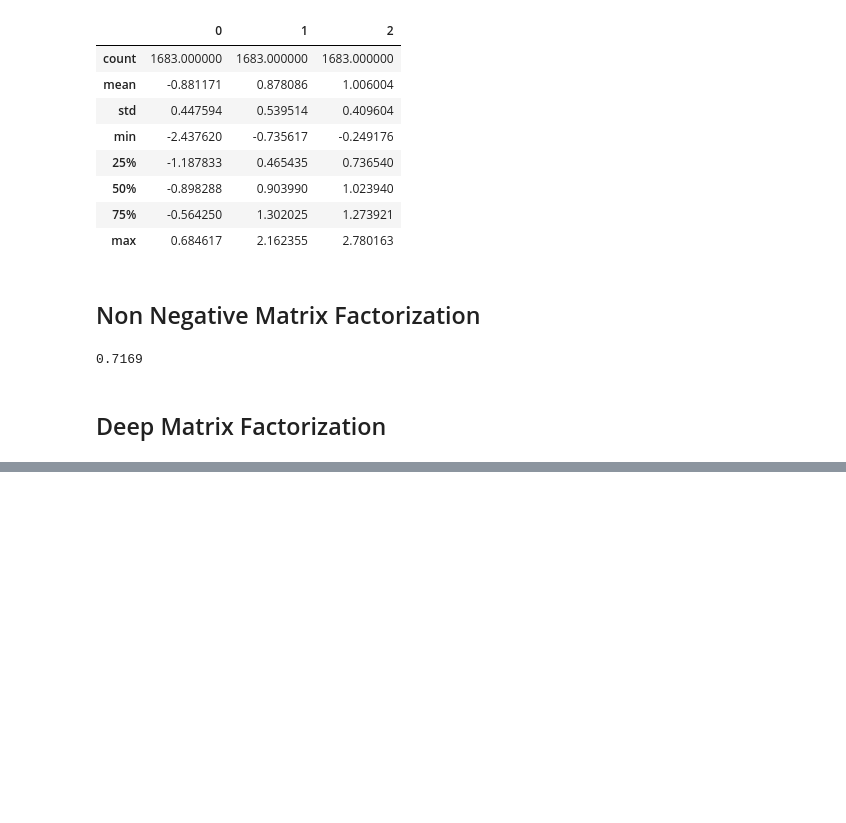
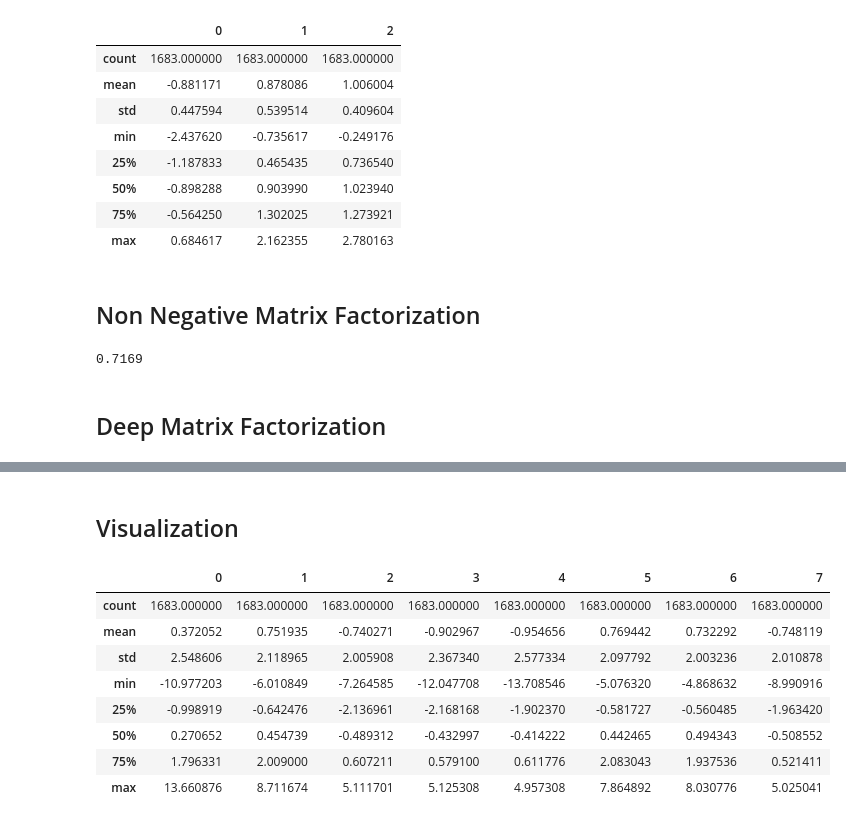
Before and after one commit to bhavikajalli/Deep_Matrix_Factorization, a Jupyter notebook: Deep_Matrix_Factorization.ipynb, the cells around one changed output, grey strips where cells are left out. Drawn from its saved outputs; the diff is of its cells as text; code cells hidden in the pictures; blank space fills up the shorter version.

```diff
--- a/Deep_Matrix_Factorization.ipynb
+++ b/Deep_Matrix_Factorization.ipynb
@@ -179,3 +179,33 @@ mean_absolute_error(y_true, y_hat)
 0.7169
 # %% [markdown]
 ## Deep Matrix Factorization
+# %%
+n_latent_factors_user = 8
+n_latent_factors_movie = 8
+
+movie_input = keras.layers.Input(shape=[1],name='Item')
+movie_embedding = keras.layers.Embedding(n_movies + 1, n_latent_factors_movie, name='Movie-Embedding')(movie_input)
+movie_vec = keras.layers.Flatten(name='FlattenMovies')(movie_embedding)
+movie_vec = keras.layers.Dropout(0.2)(movie_vec)
+
+
+user_input = keras.layers.Input(shape=[1],name='User')
+user_vec = keras.layers.Flatten(name='FlattenUsers')(keras.layers.Embedding(n_users + 1, n_latent_factors_user,name='User-Embedding')(user_input))
+user_vec = keras.layers.Dropout(0.2)(user_vec)
+
+
+concat = keras.layers.concatenate([movie_vec, user_vec],axis = -1,name='Concat')
+#concat_dropout = keras.layers.Dropout(0.2)(concat)
+dense = keras.layers.Dense(200,name='FullyConnected')(concat)
+#dropout_1 = keras.layers.Dropout(0.2,name='Dropout')(dense)
+dense_2 = keras.layers.Dense(100,name='FullyConnected-1')(concat)
+#dropout_2 = keras.layers.Dropout(0.2,name='Dropout')(dense_2)
+dense_3 = keras.layers.Dense(50,name='FullyConnected-2')(dense_2)
+#dropout_3 = keras.layers.Dropout(0.2,name='Dropout')(dense_3)
+dense_4 = keras.layers.Dense(20,name='FullyConnected-3', activation='relu')(dense_3)
+
+
+result = keras.layers.Dense(1, activation='relu',name='Activation')(dense_4)
+adam = Adam(lr=0.005)
+model = keras.Model([user_input, movie_input], result)
+model.compile(optimizer=adam,loss= 'mean_absolute_error')
@@ -181,0 +232,2 @@ mean_absolute_error(y_true, y_hat)
+# %%
+history = model.fit([train.user_id, train.movie_id], train.rating, epochs=250, verbose=0)
@@ -181,0 +239,18 @@ mean_absolute_error(y_true, y_hat)
+# %% [markdown]
+## Visualization
+# %%
+## Getting the embeddings of the movies
+item_embeddings = model.get_layer(name='Movie-Embedding').get_weights()[0]
+user_embeddings = model.get_layer(name='User-Embedding').get_weights()[0]
+# %%
+pd.DataFrame(item_embeddings).describe()
+# %% [output]
+|  | 0 | 1 | 2 | 3 | 4 | 5 | 6 | 7 |
+| count | 1683.000000 | 1683.000000 | 1683.000000 | 1683.000000 | 1683.000000 | 1683.000000 | 1683.000000 | 1683.000000 |
+| mean | 0.372052 | 0.751935 | -0.740271 | -0.902967 | -0.954656 | 0.769442 | 0.732292 | -0.748119 |
+| std | 2.548606 | 2.118965 | 2.005908 | 2.367340 | 2.577334 | 2.097792 | 2.003236 | 2.010878 |
+| min | -10.977203 | -6.010849 | -7.264585 | -12.047708 | -13.708546 | -5.076320 | -4.868632 | -8.990916 |
+| 25% | -0.998919 | -0.642476 | -2.136961 | -2.168168 | -1.902370 | -0.581727 | -0.560485 | -1.963420 |
+| 50% | 0.270652 | 0.454739 | -0.489312 | -0.432997 | -0.414222 | 0.442465 | 0.494343 | -0.508552 |
+| 75% | 1.796331 | 2.009000 | 0.607211 | 0.579100 | 0.611776 | 2.083043 | 1.937536 | 0.521411 |
+| max | 13.660876 | 8.711674 | 5.111701 | 5.125308 | 4.957308 | 7.864892 | 8.030776 | 5.025041 |
```
Also changed, not shown: parts of 2 cells of this notebook.
